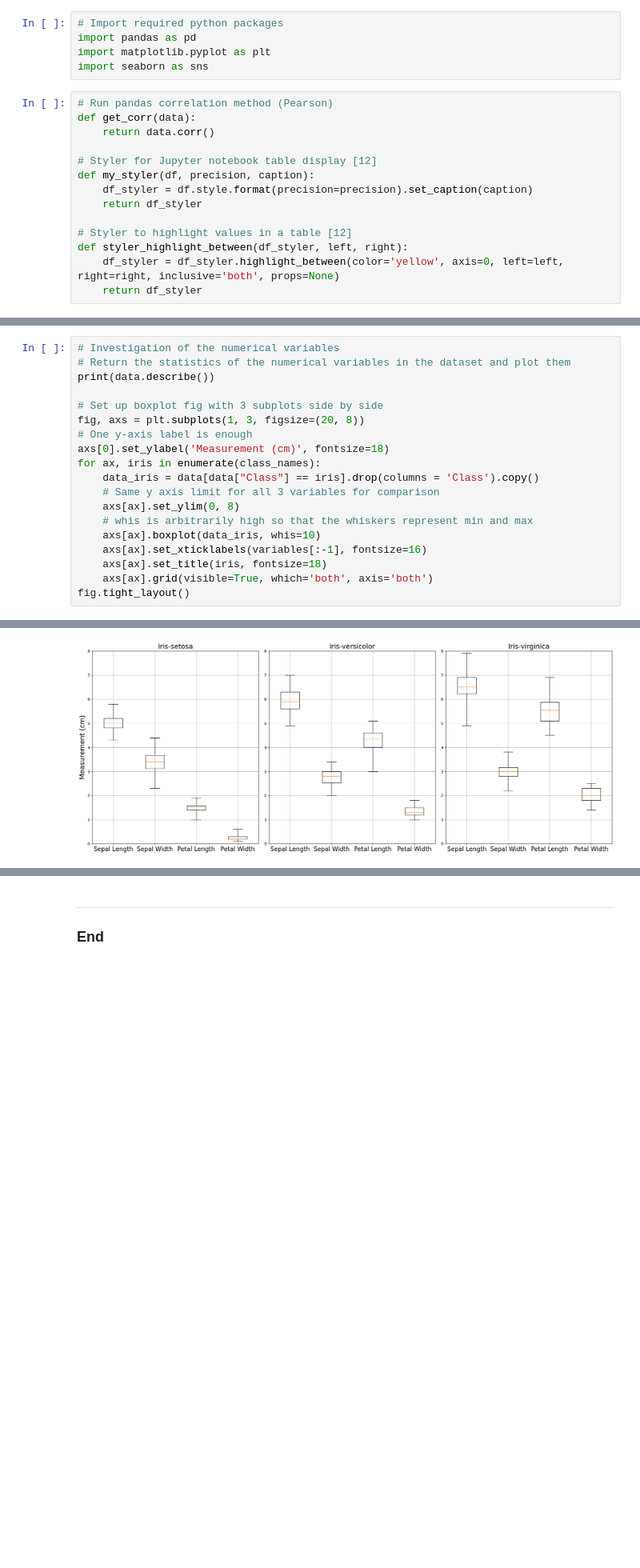
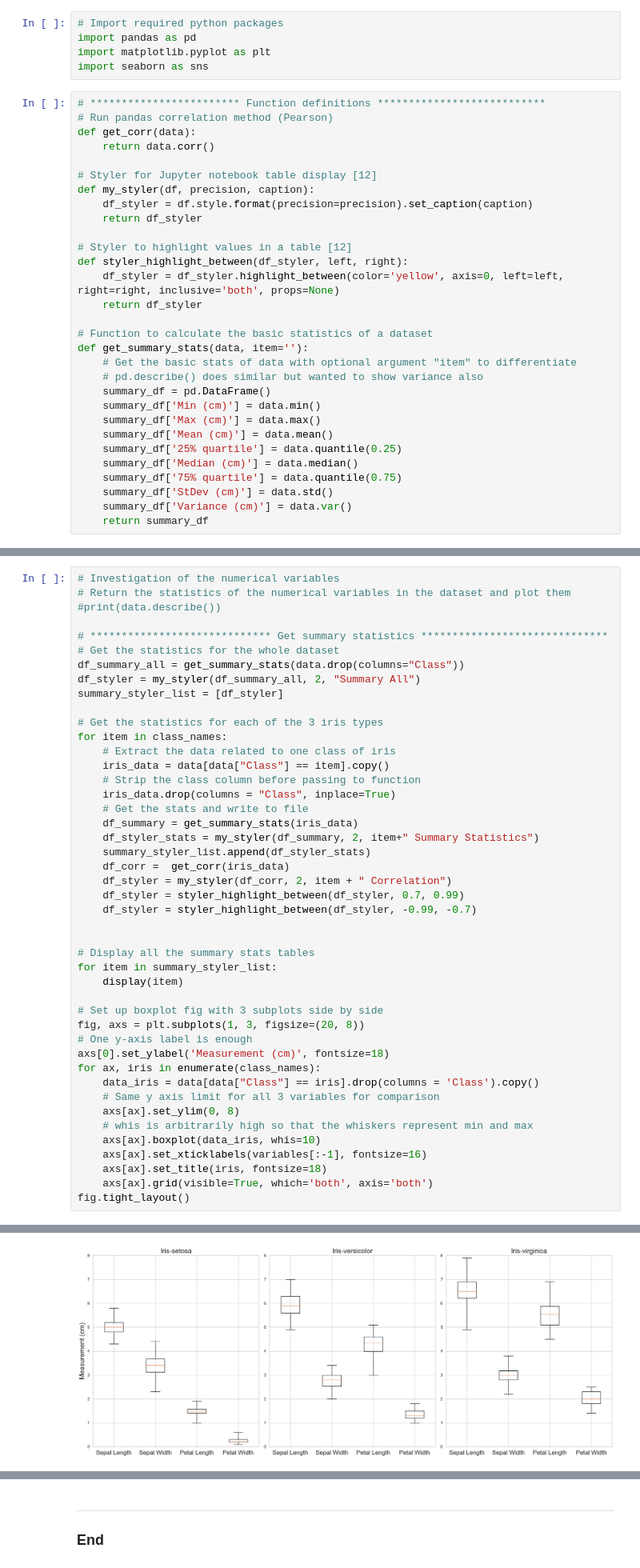
Before and after one commit to Eilis9/Fund_DA, a Jupyter notebook: project.ipynb, the cells around one changed output, grey strips where cells are left out. Shown at 80% size. Drawn from its saved outputs; the diff is of its cells as text; blank space fills up the shorter version.

Commit message:
Project intro and some stats summaries

```diff
--- a/project.ipynb
+++ b/project.ipynb
@@ -34,6 +40,7 @@ import pandas as pd
 import matplotlib.pyplot as plt
 import seaborn as sns
 # %%
+# ************************ Function definitions ***************************
 # Run pandas correlation method (Pearson)
 def get_corr(data):
     return data.corr()
@@ -47,6 +54,21 @@ def my_styler(df, precision, caption):
 def styler_highlight_between(df_styler, left, right):
     df_styler = df_styler.highlight_between(color='yellow', axis=0, left=left, right=right, inclusive='both', props=None)
     return df_styler
+
+# Function to calculate the basic statistics of a dataset
+def get_summary_stats(data, item=''):
+    # Get the basic stats of data with optional argument "item" to differentiate
+    # pd.describe() does similar but wanted to show variance also
+    summary_df = pd.DataFrame()
+    summary_df['Min (cm)'] = data.min()
+    summary_df['Max (cm)'] = data.max()
+    summary_df['Mean (cm)'] = data.mean()
+    summary_df['25% quartile'] = data.quantile(0.25)
+    summary_df['Median (cm)'] = data.median()
+    summary_df['75% quartile'] = data.quantile(0.75)
+    summary_df['StDev (cm)'] = data.std()
+    summary_df['Variance (cm)'] = data.var()
+    return summary_df
 # %%
 # Data ingest
 # Read in the data from the source file - no header
@@ -128,7 +159,33 @@ Basic summary statistics:
 # %%
 # Investigation of the numerical variables
 # Return the statistics of the numerical variables in the dataset and plot them
-print(data.describe())
+#print(data.describe())
+
+# ***************************** Get summary statistics ******************************
+# Get the statistics for the whole dataset
+df_summary_all = get_summary_stats(data.drop(columns="Class"))
+df_styler = my_styler(df_summary_all, 2, "Summary All")
+summary_styler_list = [df_styler]
+
+# Get the statistics for each of the 3 iris types
+for item in class_names:
+    # Extract the data related to one class of iris
+    iris_data = data[data["Class"] == item].copy()
+    # Strip the class column before passing to function
+    iris_data.drop(columns = "Class", inplace=True)
+    # Get the stats and write to file
+    df_summary = get_summary_stats(iris_data)
+    df_styler_stats = my_styler(df_summary, 2, item+" Summary Statistics")
+    summary_styler_list.append(df_styler_stats)
+    df_corr =  get_corr(iris_data)
+    df_styler = my_styler(df_corr, 2, item + " Correlation")
+    df_styler = styler_highlight_between(df_styler, 0.7, 0.99)
+    df_styler = styler_highlight_between(df_styler, -0.99, -0.7)
+
+
+# Display all the summary stats tables
+for item in summary_styler_list:
+    display(item)
 
 # Set up boxplot fig with 3 subplots side by side
 fig, axs = plt.subplots(1, 3, figsize=(20, 8))
@@ -157 +229 @@ max        7.900000     4.400000      6.900000     2.500000
-[figure, old version]
+[figure, new version]
```
Also changed, not shown: parts of 7 cells of this notebook.
